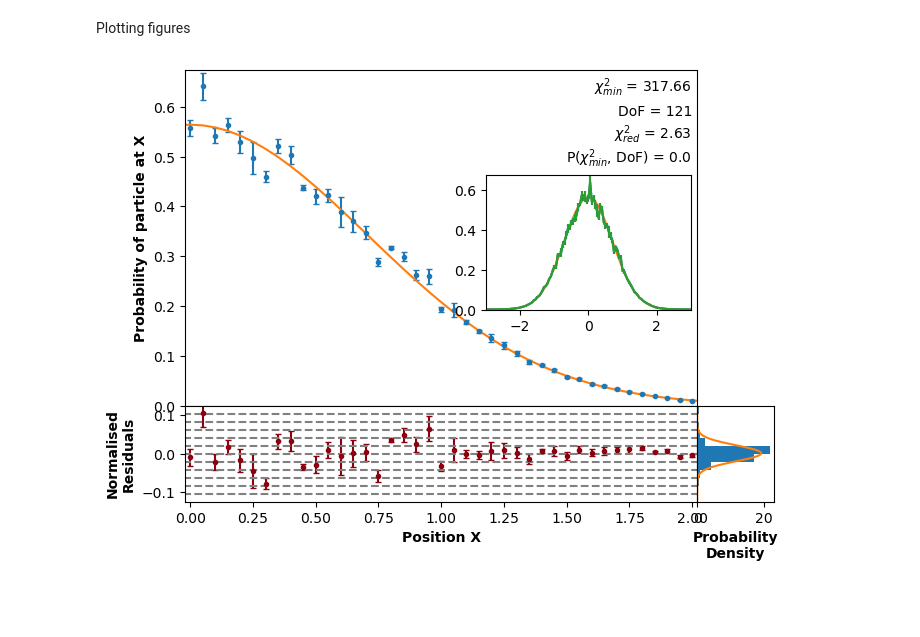
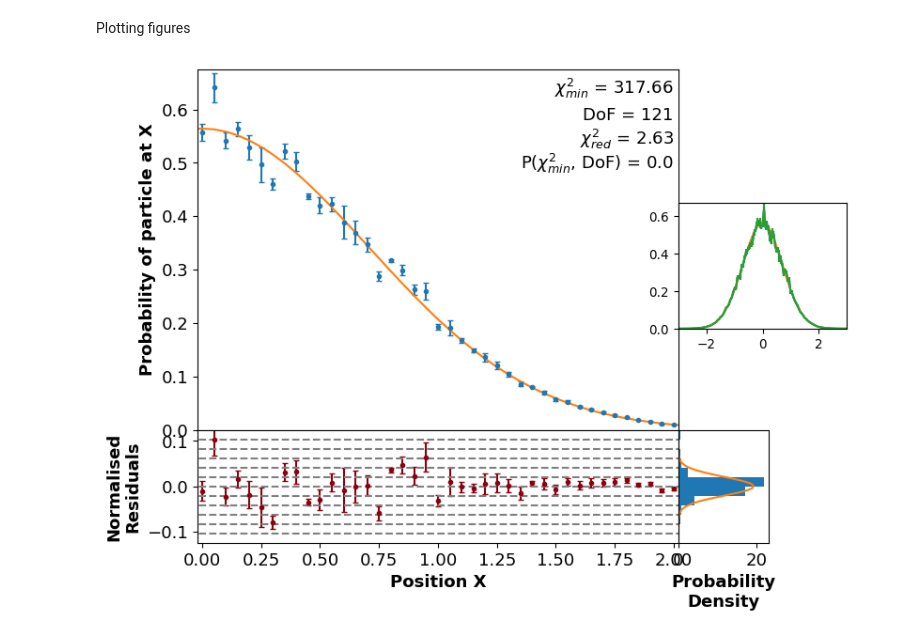
Before and after one commit to Wildeofthewest1/ProjectRepo, a Jupyter notebook: FeynmanPathIntegralJUPYTER.ipynb, the cells around one changed output. Saved outputs shown, nothing was run; the diff lists cells and outputs as text; code cells hidden in the pictures; blank space fills up the shorter version.

```diff
--- a/FeynmanPathIntegralJUPYTER.ipynb
+++ b/FeynmanPathIntegralJUPYTER.ipynb
@@ -173,15 +173,11 @@ ys, yerrs = average(5,100)# average(NumberOfAverages,NumberOfPaths)
 # %% [markdown]
 This Calculates the Chi squared values
 # %%
-x_values = xs
-y_values = ys
-y_errors = yerrs
-
 def chi_squared(model, x_data, y_data, y_err):
     return np.sum(((y_data - model(x_data))/y_err)**2)
 
-chi_squared_min = chi_squared(wavefunc, x_values, y_values, y_errors)
-degrees_of_freedom = x_values.size
+chi_squared_min = chi_squared(wavefunc, xs, ys, yerrs)
+degrees_of_freedom = xs.size
 reduced_chi2 = chi_squared_min/degrees_of_freedom
 Pvalue = scipy.stats.chi2.sf(chi_squared_min, degrees_of_freedom)
 
@@ -198,19 +194,28 @@ P(chi^2_min, DoF) = 1.4065273248827584e-19
 #plot limits
 startx = -0.02
 endx = 2.02
+textsize = 13
+plotheight = 0.8
+plotwidth = 0.8
+resplotheight = 0.25
+histplotwidth = 0.15
+miniscale = 0.35
+minitextscale = 0.75
 #critical value for 121 dof at 5% significance level 147.674
 # %% [markdown]
 Plotting figures
 # %%
 
 f1 = plt.figure(1)
-f1.add_axes((0,0,0.8,0.7))
+
+
+f1.add_axes((0,0,plotwidth,plotheight))
 plt.gca().set_ylim([0,np.max(ys+yerrs)*1.01])
 #plt.gca().set_xlim([xs[0],xs[-1]])
 plt.gca().set_xlim([startx,endx])
 plt.gca().axes.get_xaxis().set_ticks([])
-plt.xticks(fontsize = 10)
-plt.ylabel("Probability of particle at X", fontsize = 10, weight = "bold")
+plt.yticks(fontsize = textsize)
+plt.ylabel("Probability of particle at X", fontsize = textsize, weight = "bold")
 
 analyticalValues = wavefunc(xs)
 normres = (ys-analyticalValues)/np.sqrt(analyticalValues)
@@ -221,17 +226,19 @@ plt.errorbar(xs, ys, yerrs, linestyle = "none", fmt=".", capsize = 2)#plot the n
 plt.plot(xs,analyticalValues)#plot the analytical solution
 
 
-plt.text(.99, .98, "$\chi_{min}^2$ = "+"{}".format(str(round(chi_squared_min, 2))), ha='right', va='top', transform=plt.gca().transAxes, fontsize = 10)#, bbox = dict(facecolor = 'red', alpha = 0.5))
-plt.text(.99, .895, "DoF = {}".format(degrees_of_freedom), ha='right', va='top', transform=plt.gca().transAxes, fontsize = 10)#, bbox = dict(facecolor = 'blue', alpha = 0.5))
-plt.text(.99, .84, "$\chi_{red}^2$ = "+"{}".format(str(round(reduced_chi2, 2))), ha='right', va='top', transform=plt.gca().transAxes, fontsize = 10)#, bbox = dict(facecolor = 'green', alpha = 0.5))
-plt.text(.99, .77, "P($\chi_{min}^2$, DoF) = "+"{}".format(str(round(Pvalue, 2))), ha='right', va='top', transform=plt.gca().transAxes, fontsize = 10)#, bbox = dict(facecolor = 'yellow', alpha = 0.5))
+plt.text(.99, .98, "$\chi_{min}^2$ = "+"{}".format(str(round(chi_squared_min, 2))), ha='right', va='top', transform=plt.gca().transAxes, fontsize = textsize)#, bbox = dict(facecolor = 'red', alpha = 0.5))
+plt.text(.99, .895, "DoF = {}".format(degrees_of_freedom), ha='right', va='top', transform=plt.gca().transAxes, fontsize = textsize)#, bbox = dict(facecolor = 'blue', alpha = 0.5))
+plt.text(.99, .84, "$\chi_{red}^2$ = "+"{}".format(str(round(reduced_chi2, 2))), ha='right', va='top', transform=plt.gca().transAxes, fontsize = textsize)#, bbox = dict(facecolor = 'green', alpha = 0.5))
+plt.text(.99, .77, "P($\chi_{min}^2$, DoF) = "+"{}".format(str(round(Pvalue, 2))), ha='right', va='top', transform=plt.gca().transAxes, fontsize = textsize)#, bbox = dict(facecolor = 'yellow', alpha = 0.5))
 
 
 ############################################# Mini plot showing all data
 
-f1.add_axes((0.47,0.2,0.4*0.8,0.4*0.7))
+f1.add_axes((plotwidth,0.225,miniscale*plotwidth,miniscale*plotheight))
 plt.gca().set_ylim([0,np.max(ys+yerrs)*1.01])
 plt.gca().set_xlim([xs[0],xs[-1]])
+plt.yticks(fontsize = minitextscale*textsize)
+plt.xticks(fontsize = minitextscale*textsize)
 
 plt.errorbar(xs, ys, yerrs)#plot the numerical solution
 
@@ -246,39 +253,43 @@ stdd = np.std(normres)
 
 j = int(np.max(normres + reserrs)/stdd)
 
-f1.add_axes((0,-0.2,0.8,0.2))#add axes for residual plot
+f1.add_axes((0,-resplotheight,plotwidth,resplotheight))#add axes for residual plot
 plt.gca().set_ylim([-j*stdd,j*stdd])
 plt.gca().set_xlim([startx,endx])
+plt.yticks(fontsize = textsize)
+plt.xticks(fontsize = textsize)
 
 
-plt.ylabel("Normalised\nResiduals", fontsize = 10, weight = "bold")
-plt.xlabel("Position X", fontsize = 10, weight = "bold")
+plt.ylabel("Normalised\nResiduals", fontsize = textsize, weight = "bold")
+plt.xlabel("Position X", fontsize = textsize, weight = "bold")
 stdresarray = np.ones(len(normres))*stdd
 plt.errorbar( xs, normres, reserrs, fmt=".", color = "#8C000F", capsize=2)
 
 for i in range(-j+1,j):
     plt.plot(xs,i*stdresarray, color='grey', linestyle='dashed')
 
 #######################################
 
 x = np.arange(-j*stdd,j*stdd,0.0000001)
 mean = statistics.mean(normres)
 sd = statistics.stdev(normres)
 
 
-f1.add_axes((0.8,-0.2,0.12,0.2))#add axes for histogram plot
+f1.add_axes((plotwidth,-resplotheight,histplotwidth,resplotheight))#add axes for histogram plot
 plt.gca().set_ylim([-j*stdd,j*stdd])
 plt.gca().axes.get_yaxis().set_ticks([])
-plt.xlabel("Probability\nDensity", fontsize = 10, weight = "bold")
+plt.yticks(fontsize = textsize)
+plt.xticks(fontsize = textsize)
+plt.xlabel("Probability\nDensity", fontsize = textsize, weight = "bold")
 histrange = np.arange(-j*stdd,(j+1)*stdd,stdd)
 
 plt.hist(normres, histrange, density=True, orientation = "horizontal")
 plt.plot( norm.pdf(x, mean, sd), x)
 
 
 #actionarray = metropolis(100,0)
 #plt.plot(np.arange(0,100,1),actionarray)
 
 plt.show()
 # %% [output]
-[figure, old version]
+[figure, new version]
```
